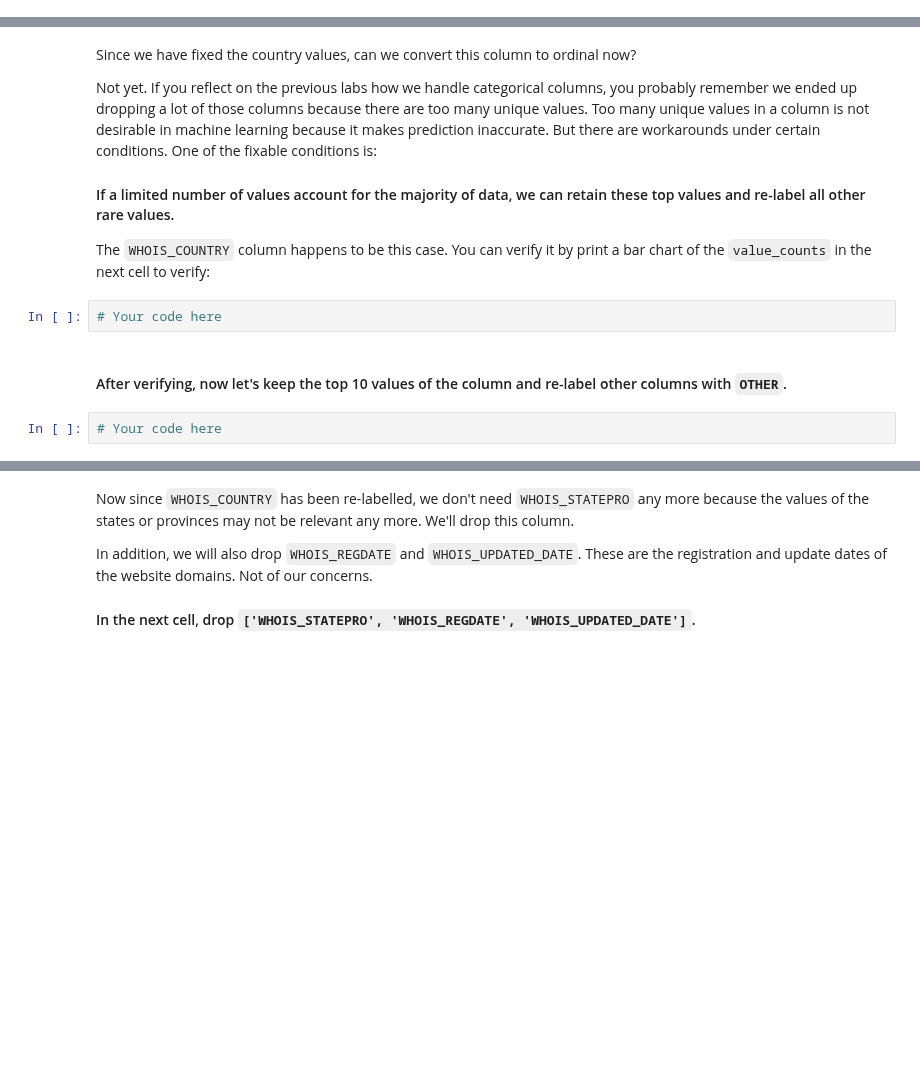
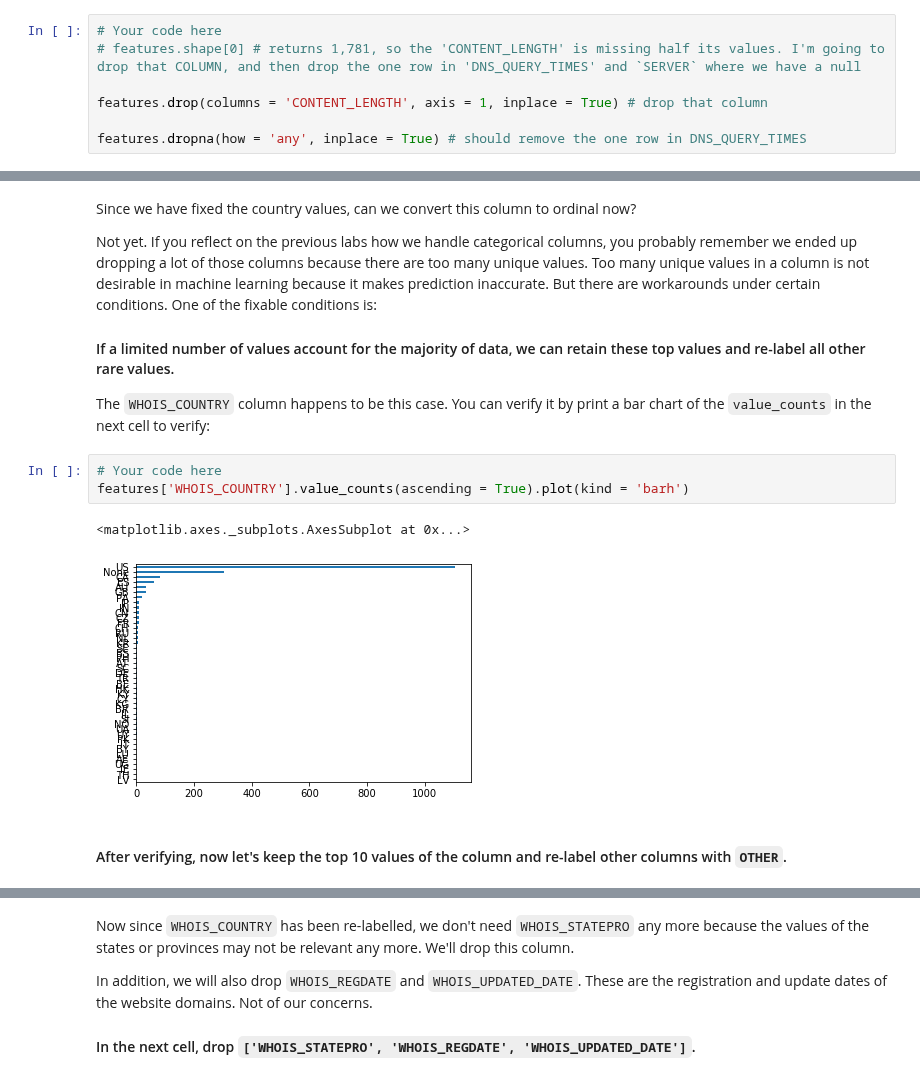
Before and after one commit to ironhack-labs/data-labs, a Jupyter notebook: module-3/lab-supervised-learning/your-code/main.ipynb, the cells around one changed output, grey strips where cells are left out. Saved outputs shown, nothing was run; the diff lists cells and outputs as text; blank space fills up the shorter version.

```diff
--- a/module-3/lab-supervised-learning/your-code/main.ipynb
+++ b/module-3/lab-supervised-learning/your-code/main.ipynb
@@ -83,3 +303,10 @@ If you remember in the previous labs, we drop a column if the column contains a
+# %%
+# Your code here
+# features.shape[0] # returns 1,781, so the 'CONTENT_LENGTH' is missing half its values. I'm going to drop that COLUMN, and then drop the one row in 'DNS_QUERY_TIMES' and `SERVER` where we have a null
+
+features.drop(columns = 'CONTENT_LENGTH', axis = 1, inplace = True) # drop that column
+
+features.dropna(how = 'any', inplace = True) # should remove the one row in DNS_QUERY_TIMES
 # %%
 # Your comment here
 # %% [markdown]
@@ -123,7 +429,9 @@ Not yet. If you reflect on the previous labs how we handle categorical columns,
 The `WHOIS_COUNTRY` column happens to be this case. You can verify it by print a bar chart of the `value_counts` in the next cell to verify:
 # %%
 # Your code here
+features['WHOIS_COUNTRY'].value_counts(ascending = True).plot(kind = 'barh')
+# %% [output]
+<matplotlib.axes._subplots.AxesSubplot at 0x...>
+[figure, added]
 # %% [markdown]
 #### After verifying, now let's keep the top 10 values of the column and re-label other columns with `OTHER`.
-# %%
-# Your code here
```
Also changed, not shown: parts of 45 cells of this notebook.
